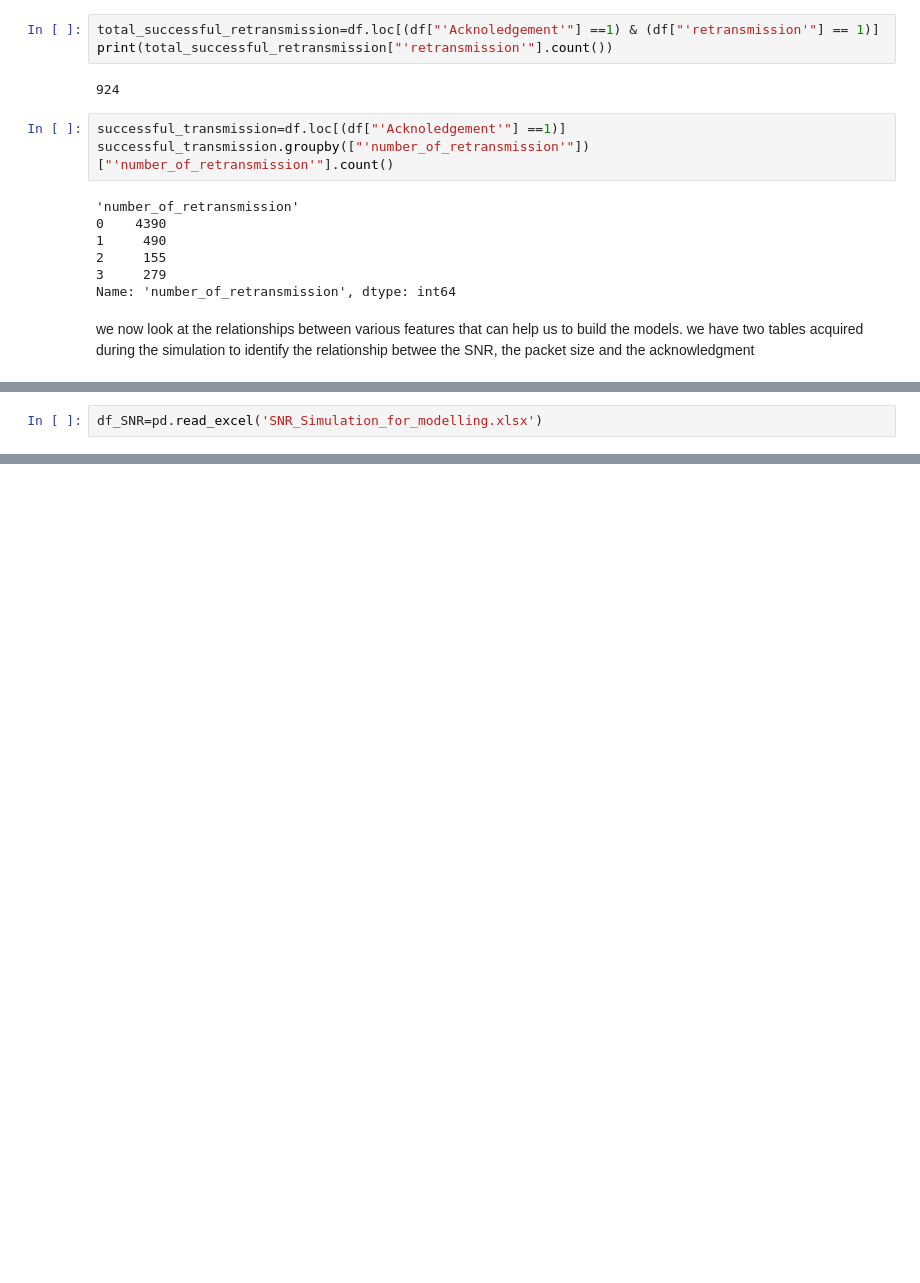
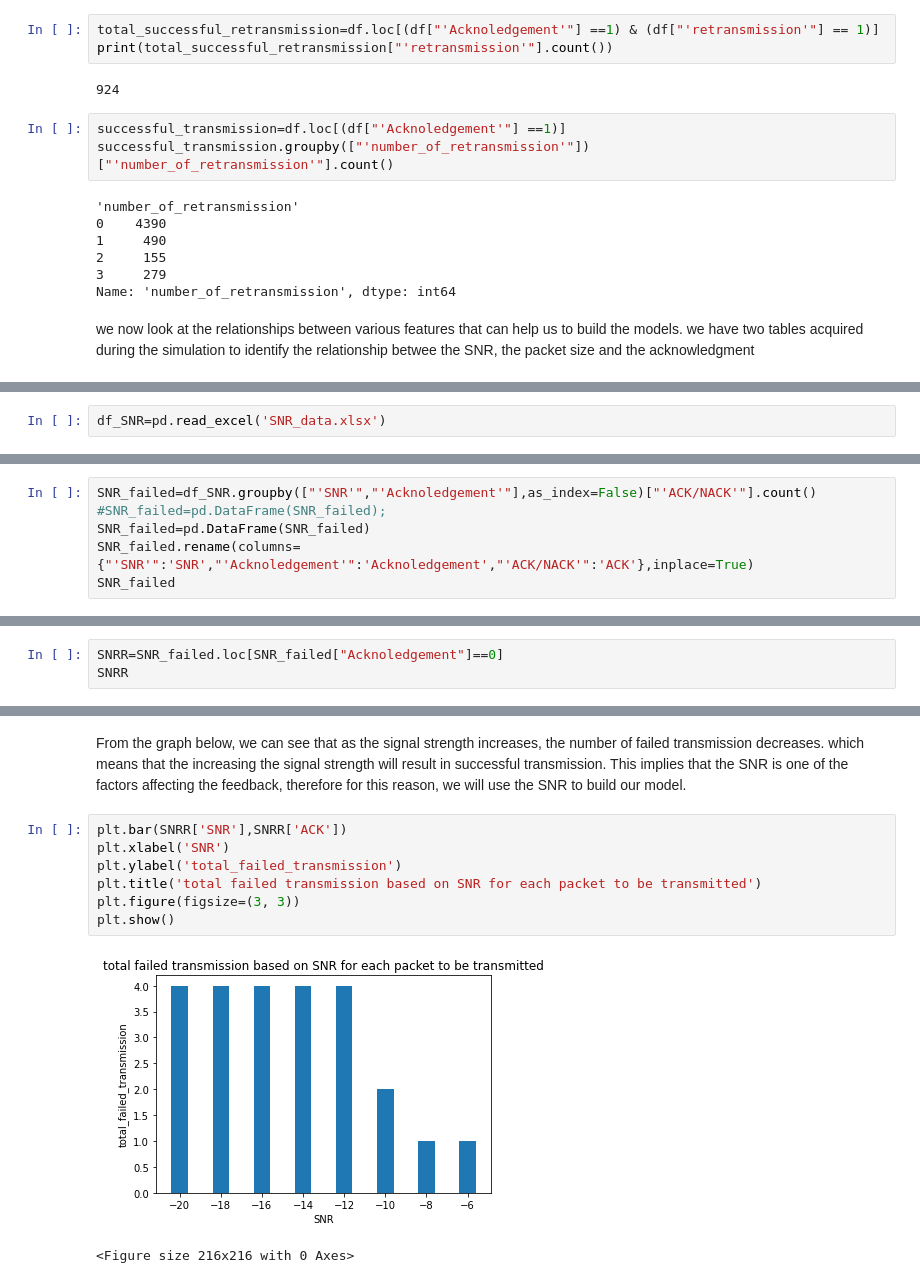
Before and after one commit to mahhembe/Research-project, a Jupyter notebook: Research_model_building.ipynb, the cells around one changed output, grey strips where cells are left out. Saved outputs shown, nothing was run; the diff lists cells and outputs as text; blank space fills up the shorter version.

```diff
--- a/Research_model_building.ipynb
+++ b/Research_model_building.ipynb
@@ -143,2 +165,2 @@ we now look at the relationships between various features that can help us to bu
 # %%
-df_SNR=pd.read_excel('SNR_Simulation_for_modelling.xlsx')
+df_SNR=pd.read_excel('SNR_data.xlsx')
@@ -184,0 +167,6 @@ df_SNR
+# %%
+SNR_failed=df_SNR.groupby(["'SNR'","'Acknoledgement'"],as_index=False)["'ACK/NACK'"].count()
+#SNR_failed=pd.DataFrame(SNR_failed);
+SNR_failed=pd.DataFrame(SNR_failed)
+SNR_failed.rename(columns={"'SNR'":'SNR',"'Acknoledgement'":'Acknoledgement',"'ACK/NACK'":'ACK'},inplace=True)
+SNR_failed
@@ -184,0 +191,3 @@ df_SNR
+# %%
+SNRR=SNR_failed.loc[SNR_failed["Acknoledgement"]==0]
+SNRR
@@ -184,0 +204,12 @@ df_SNR
+# %% [markdown]
+From the graph below, we can see that as the signal strength increases, the number of failed transmission decreases. which means that the increasing the signal strength will result in successful transmission. This implies that the SNR is one of the factors affecting the feedback, therefore for this reason, we will use the SNR to build our model.
+# %%
+plt.bar(SNRR['SNR'],SNRR['ACK'])
+plt.xlabel('SNR')
+plt.ylabel('total_failed_transmission')
+plt.title('total failed transmission based on SNR for each packet to be transmitted')
+plt.figure(figsize=(3, 3))
+plt.show()
+# %% [output]
+[figure, added]
+<Figure size 216x216 with 0 Axes>
```
Also changed, not shown: parts of 45 cells of this notebook.
